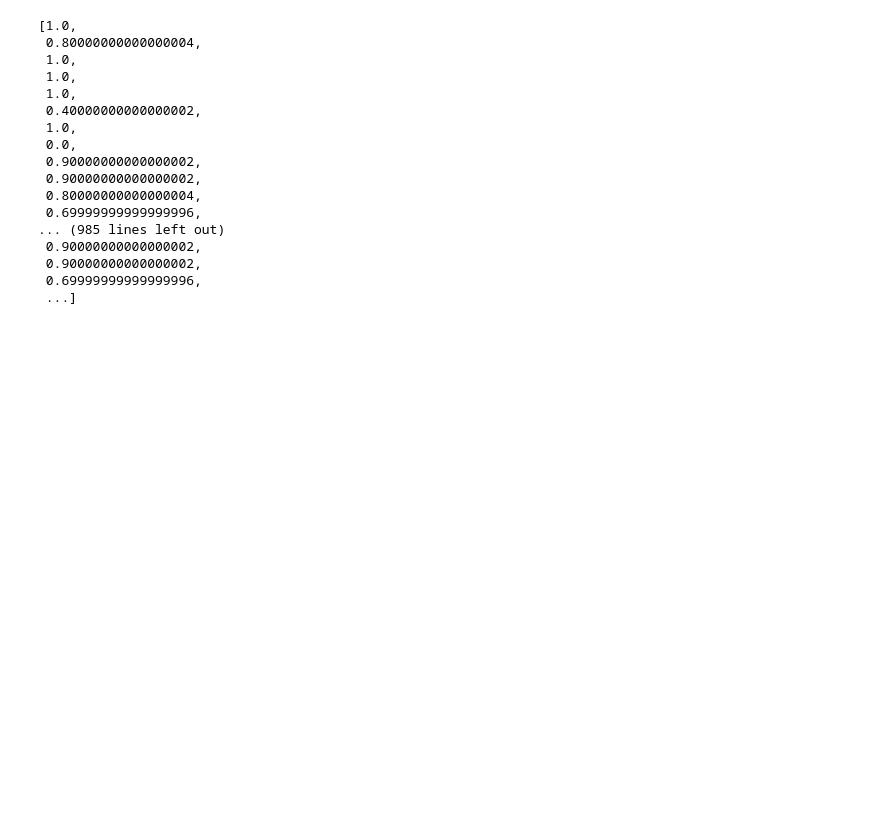
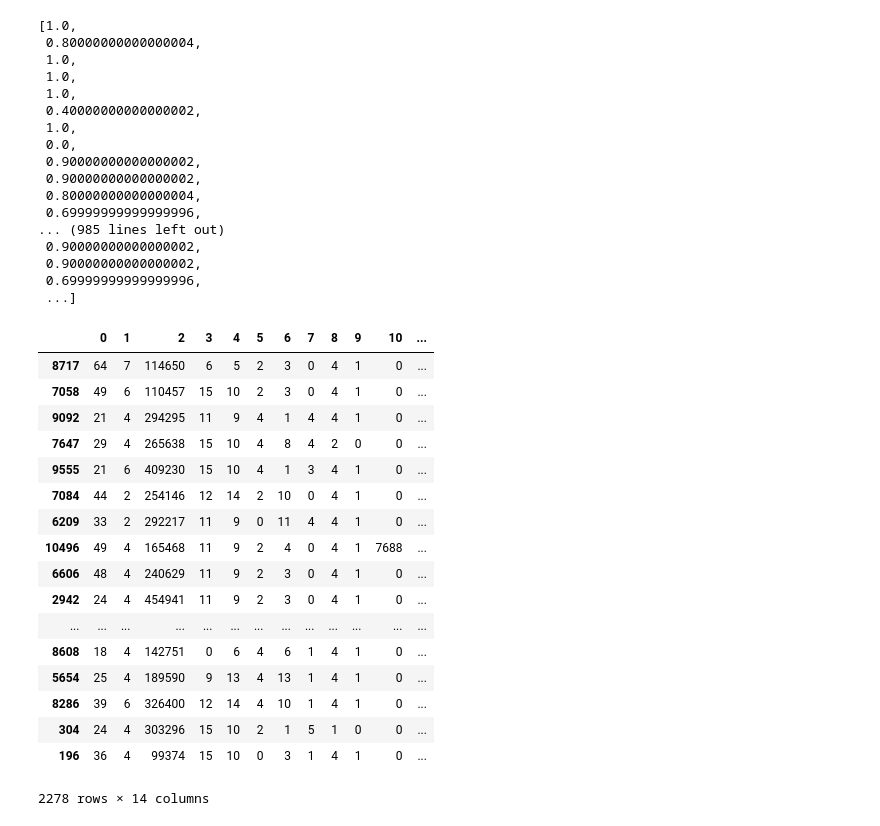
Before and after one commit to fufufukakaka/lime-juice, a Jupyter notebook: example/test.ipynb, the cells around one changed output. Drawn from its saved outputs; the diff is of its cells as text; code cells hidden in the pictures; blank space fills up the shorter version.

```diff
--- a/example/test.ipynb
+++ b/example/test.ipynb
@@ -62,6 +62,27 @@ t_res
  ...]
 # %%
 predict_fn = lambda x: trained_randomforest.predict_proba(encode.transform(x)).astype(float)
+# %%
+test
+# %% [output]
+|  | 0 | 1 | 2 | 3 | 4 | 5 | 6 | 7 | 8 | 9 | 10 | ... |
+| 8717 | 64 | 7 | 114650 | 6 | 5 | 2 | 3 | 0 | 4 | 1 | 0 | ... |
+| 7058 | 49 | 6 | 110457 | 15 | 10 | 2 | 3 | 0 | 4 | 1 | 0 | ... |
+| 9092 | 21 | 4 | 294295 | 11 | 9 | 4 | 1 | 4 | 4 | 1 | 0 | ... |
+| 7647 | 29 | 4 | 265638 | 15 | 10 | 4 | 8 | 4 | 2 | 0 | 0 | ... |
+| 9555 | 21 | 6 | 409230 | 15 | 10 | 4 | 1 | 3 | 4 | 1 | 0 | ... |
+| 7084 | 44 | 2 | 254146 | 12 | 14 | 2 | 10 | 0 | 4 | 1 | 0 | ... |
+| 6209 | 33 | 2 | 292217 | 11 | 9 | 0 | 11 | 4 | 4 | 1 | 0 | ... |
+| 10496 | 49 | 4 | 165468 | 11 | 9 | 2 | 4 | 0 | 4 | 1 | 7688 | ... |
+| 6606 | 48 | 4 | 240629 | 11 | 9 | 2 | 3 | 0 | 4 | 1 | 0 | ... |
+| 2942 | 24 | 4 | 454941 | 11 | 9 | 2 | 3 | 0 | 4 | 1 | 0 | ... |
+| ... | ... | ... | ... | ... | ... | ... | ... | ... | ... | ... | ... | ... |
+| 8608 | 18 | 4 | 142751 | 0 | 6 | 4 | 6 | 1 | 4 | 1 | 0 | ... |
+| 5654 | 25 | 4 | 189590 | 9 | 13 | 4 | 13 | 1 | 4 | 1 | 0 | ... |
+| 8286 | 39 | 6 | 326400 | 12 | 14 | 4 | 10 | 1 | 4 | 1 | 0 | ... |
+| 304 | 24 | 4 | 303296 | 15 | 10 | 2 | 1 | 5 | 1 | 0 | 0 | ... |
+| 196 | 36 | 4 | 99374 | 15 | 10 | 0 | 3 | 1 | 4 | 1 | 0 | ... |
+2278 rows × 14 columns
 # %%
 exp = explainer.explain_instance(test.as_matrix()[2], predict_fn, num_features=5)
 # %%
```
Also changed, not shown: 7 other files.
